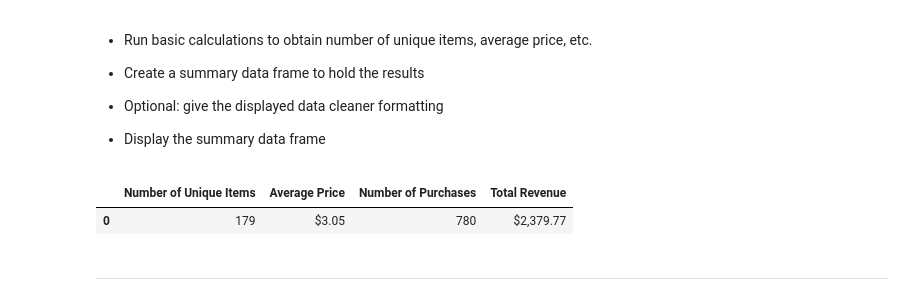
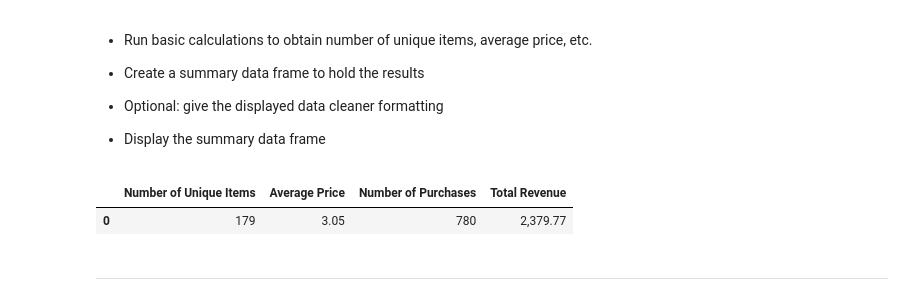
Before and after one commit to luciernaguz/pandas-challenge, a Jupyter notebook: HeroesOfPymoli/HeroesOfPymoli_starter.ipynb, the cells around one changed output. Saved outputs shown, nothing was run; the diff lists cells and outputs as text; code cells hidden in the pictures.

```diff
--- a/HeroesOfPymoli/HeroesOfPymoli_starter.ipynb
+++ b/HeroesOfPymoli/HeroesOfPymoli_starter.ipynb
@@ -49,27 +49,27 @@ PlayerCount
 # %%
 #Purchasing Analysis (Total)   using mean,sum
 #Number of Unique Items 1rst column,usinf Field ID
 NumberUniqueItems=len(purchase_data['Item ID'].unique())
 #Average Price
 AveragePrice=purchase_data['Price'].mean()
 #Number of Purchases
 NumberofPurchases=purchase_data['Purchase ID'].count()
 #Total Revenue
 TotalRevenue=purchase_data['Price'].sum()
 #Doing DataFrame for Purchasing Analysis (Total)
 PurchasingAnalysis=pd.DataFrame({"Number of Unique Items":[NumberUniqueItems],
     "Average Price":AveragePrice,
     "Number of Purchases":NumberofPurchases,
     "Total Revenue":TotalRevenue})
 #Format fields using map
-PurchasingAnalysis["Average Price"]=PurchasingAnalysis["Average Price"].map("${:,.2f}".format)
-PurchasingAnalysis["Total Revenue"]=PurchasingAnalysis["Total Revenue"].map("${:,.2f}".format)
+PurchasingAnalysis["Average Price"]=PurchasingAnalysis["Average Price"].map("{:,.2f}".format)
+PurchasingAnalysis["Total Revenue"]=PurchasingAnalysis["Total Revenue"].map("{:,.2f}".format)
 #show DataFrame
 PurchasingAnalysis.index.name=None
 PurchasingAnalysis
 # %% [output]
 |  | Number of Unique Items | Average Price | Number of Purchases | Total Revenue |
-| 0 | 179 | $3.05 | 780 | $2,379.77 |
+| 0 | 179 | 3.05 | 780 | 2,379.77 |
 # %% [markdown]
 *************************************************************************************
 # %% [markdown]
```
